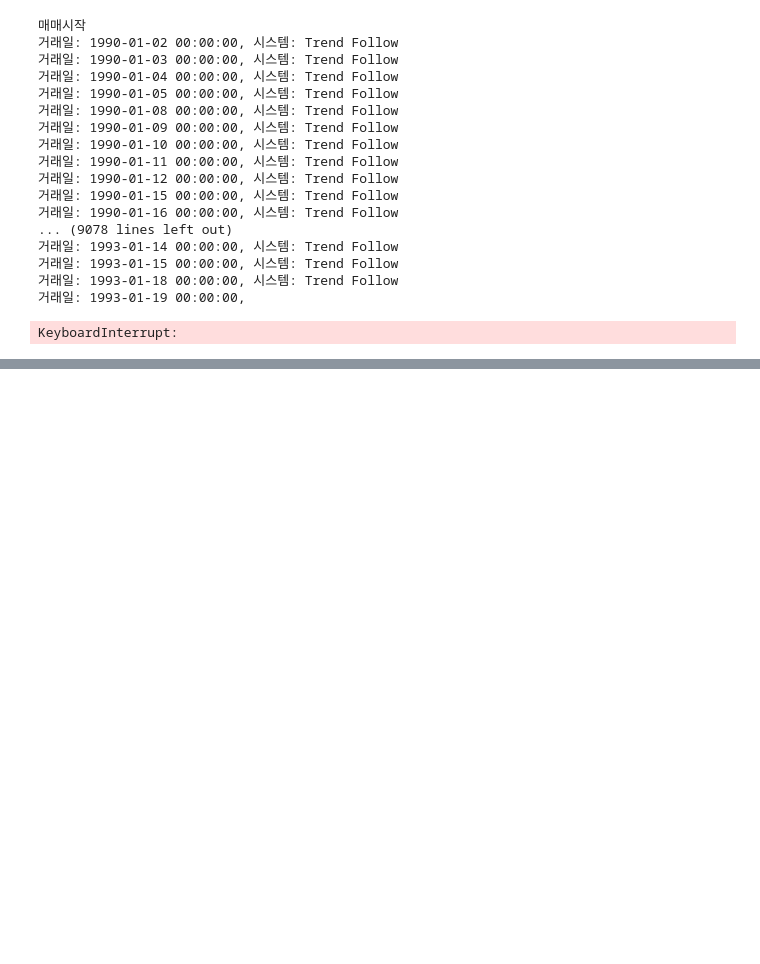
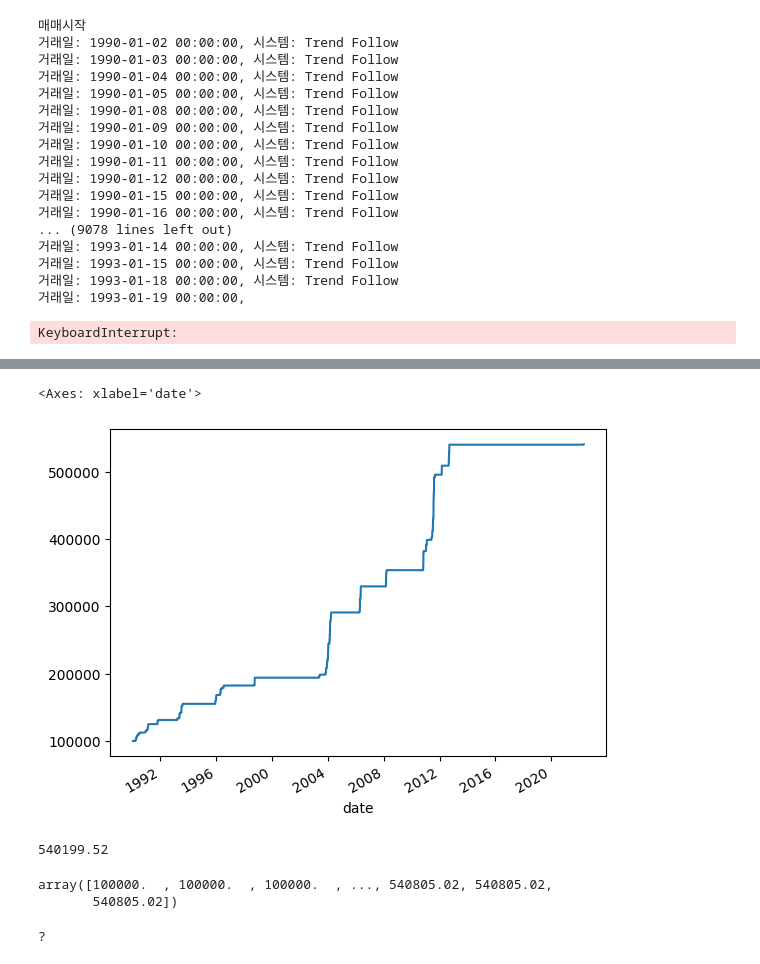
Before and after one commit to zipu/Trading, a Jupyter notebook: 03.전략연구/run.ipynb, the cells around one changed output, grey strips where cells are left out. Drawn from its saved outputs; the diff is of its cells as text; code cells hidden in the pictures; blank space fills up the shorter version.

```diff
--- a/03.전략연구/run.ipynb
+++ b/03.전략연구/run.ipynb
@@ -109,0 +92,4 @@ system.create_report()
+# %%
+ equity  = pd.DataFrame(system.equity.log())\
+                    .set_index('date')\
+                    .groupby(by='date').last()
@@ -109,0 +113,23 @@ system.create_report()
+# %%
+equity['max_capital'].plot()
+# %% [output]
+<Axes: xlabel='date'>
+[figure, added]
+# %%
+equity['max_capital'].iloc[-100]
+# %% [output]
+540199.52
+# %%
+arr
+# %% [output]
+array([100000.  , 100000.  , 100000.  , ..., 540805.02, 540805.02,
+       540805.02])
+# %%
+dd = []
+for i in equity.groupby('max_capital'):
+    if i[0] == equity['max_capital'].iloc[-1000]:
+        print('?')
+        break
+    dd.append((i[1].index.max() - i[1].index.min()).days)
+# %% [output]
+?
```
Also changed, not shown: parts of 12 cells of this notebook, 6 other files.
